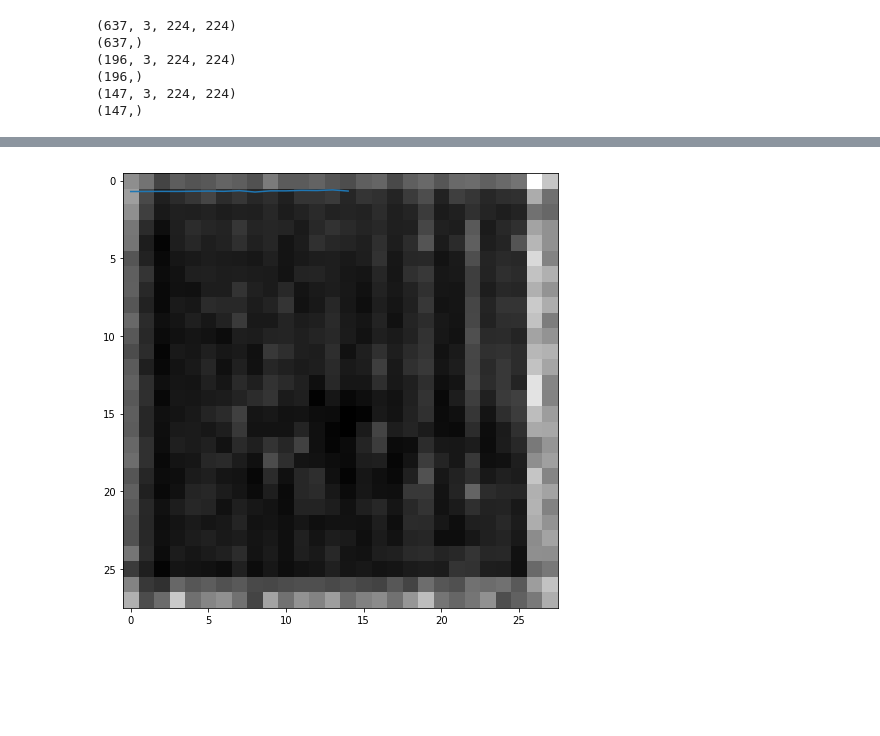
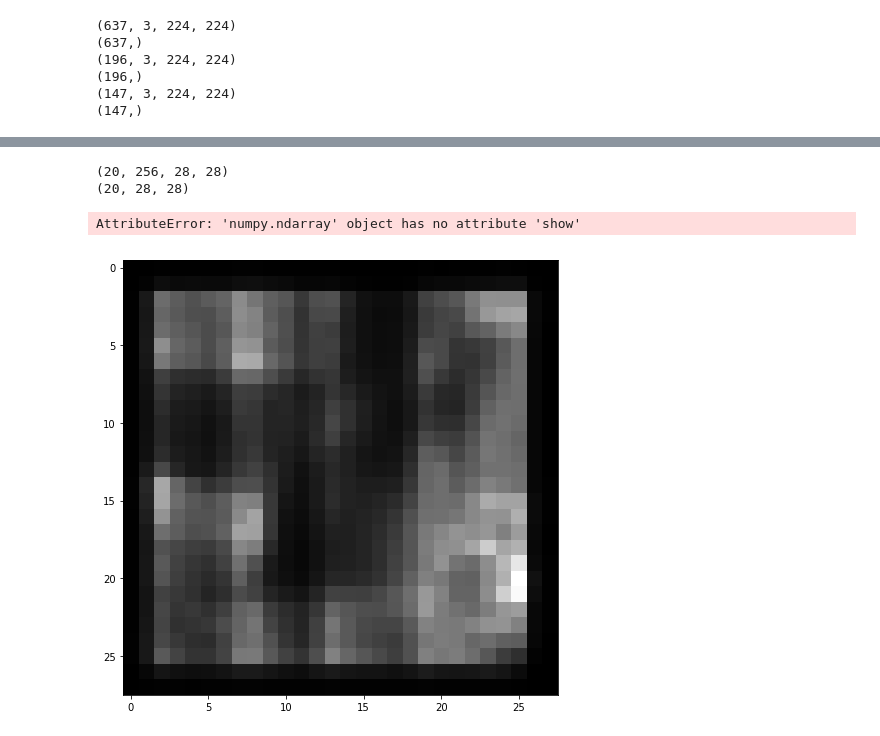
Before and after one commit to crw2998/231N-project, a Jupyter notebook: LSTM-attention-Saliency.ipynb, the cells around one changed output, grey strips where cells are left out. Saved outputs shown, nothing was run; the diff lists cells and outputs as text; code cells hidden in the pictures; blank space fills up the shorter version.

Commit message:
Saliency fixed

```diff
--- a/LSTM-attention-Saliency.ipynb
+++ b/LSTM-attention-Saliency.ipynb
@@ -193,7 +191,7 @@ class MapToClass(nn.Module):
 
         self.model = nn.Sequential(
             Flatten(),
-            nn.Linear(1 * H * W, n_class),
+            nn.Linear(C * H * W, n_class),
         )
 
     def forward(self, x):
@@ -302,8 +298,8 @@ num_classes = 2
 model = nn.Sequential(
     FeatureExtraction(),
     AttentiveConvLSTM(), # outputs attention map
-    ProduceSaliency(),
-   # MapToClass(),
+   # ProduceSaliency(),
+    MapToClass(),
 )
 if USE_GPU:
     model = model.cuda()
@@ -331,15 +347,32 @@ Got 111 / 180 correct (61.67)
 # %%
 for t, (x, y) in enumerate(loader_train):
-    img = model(Variable(x.float().type(dtypeFloat)))
-    img = img[8]
-    img = img.data.cpu().numpy()
-    img = img.reshape((H,W))
-    imgplot = plt.imshow(img)
+#     model_out = model(Variable(x.float().type(dtypeFloat)))
+    featureExtraction, attention = next(model.modules())[:2]
+    feature_out = featureExtraction(Variable(x.float().type(dtypeFloat)))
+    attention_out = attention(feature_out)
+
+    attention_out_numpy = attention_out.data.cpu().numpy()
+    print (attention_out_numpy.shape)
+    img = np.mean(attention_out_numpy, axis=1)
+    print (img.shape)
+
+
+
+
+#     print(img.size())
+#     img = img[4]
+#     img = img.data.cpu().numpy()
+#     img = img.reshape((H,W))
+    imgplot = plt.imshow(img[0])
+    img.show()
     break
-plt.rcParams['figure.figsize'] = (10.0, 8.0) # set default size of plots
-plt.rcParams['image.interpolation'] = 'nearest'
-plt.rcParams['image.cmap'] = 'gray'
-plt.plot(loss_arr)
-plt.show()
+# plt.rcParams['figure.figsize'] = (10.0, 8.0) # set default size of plots
+# plt.rcParams['image.interpolation'] = 'nearest'
+# plt.rcParams['image.cmap'] = 'gray'
+# plt.plot(loss_arr)
+# plt.show()
 # %% [output]
+(20, 256, 28, 28)
+(20, 28, 28)
+AttributeError: 'numpy.ndarray' object has no attribute 'show'
-[figure, old version]
+[figure, new version]
```
Also changed, not shown: parts of 5 cells of this notebook.
